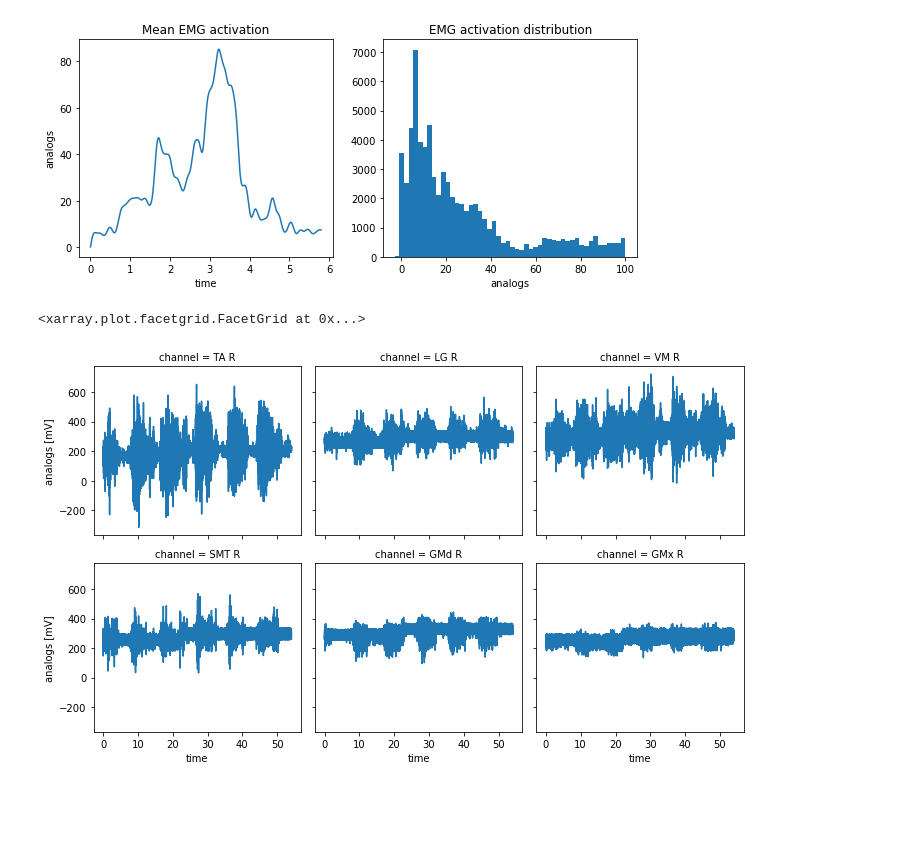
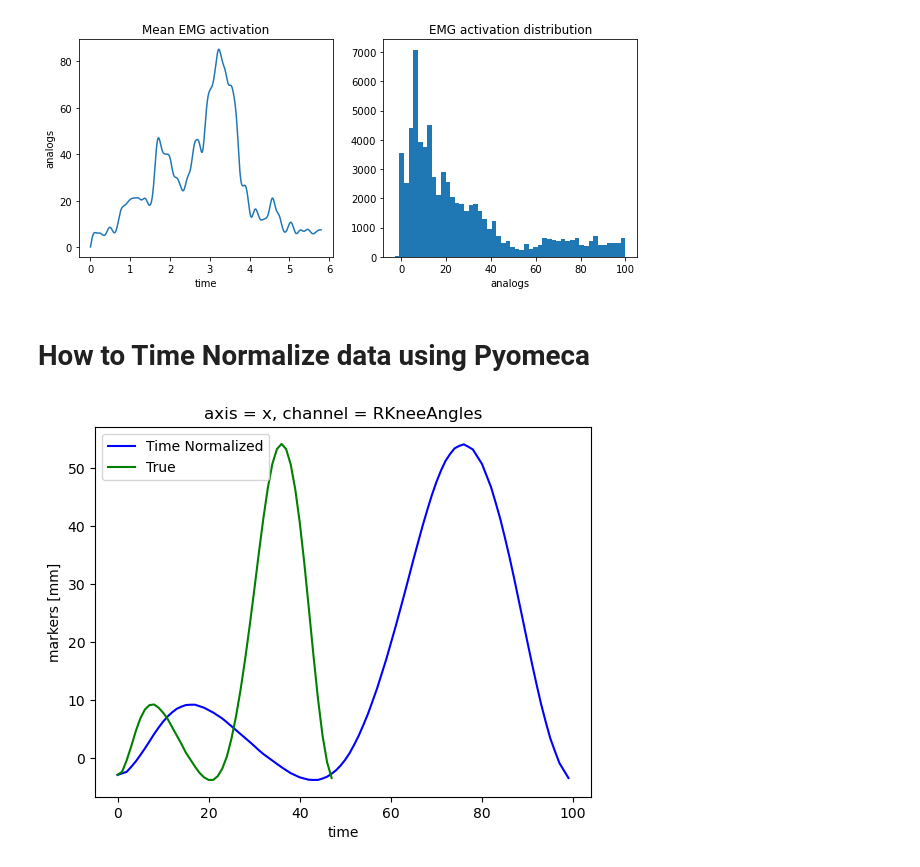
Before and after one commit to neurogeriatricskiel/esmac_2024, a Jupyter notebook: notebooks/ESMAC Python/Python Course 01.ipynb, the cells around one changed output. Saved outputs shown, nothing was run; the diff lists cells and outputs as text; code cells hidden in the pictures; blank space fills up the shorter version.

```diff
--- a/notebooks/Python Course 01.ipynb
+++ b/notebooks/ESMAC Python/Python Course 01.ipynb
@@ -213,30 +391,26 @@ axes[1].set_title("EMG activation distribution")
 plt.show()
 # %% [output]
 [figure]
-# %%
-from pyomeca import Analogs
-
-# Path to the C3D file containing EMG data
-data_path = "vicon512.c3d"
-
-# List of muscles to extract EMG data for
-muscles = [
-    "TA R",
-    "LG R",
-    "VM R",
-    "SMT R",
-    "GMd R",
-    "GMx R",
-]
-
-# Extract EMG data from the C3D file
-emg = Analogs.from_c3d(data_path, usecols=muscles)
-
-# Plot the EMG data
-# x="time" specifies that the x-axis should be time
-# col="channel" specifies that each muscle should be plotted in a separate column
-# col_wrap=3 specifies that the columns should be wrapped after 3 plots
-emg.plot(x="time", col="channel", col_wrap=3)
-# %% [output]
-<xarray.plot.facetgrid.FacetGrid at 0x...>
-[figure, removed]
+# %% [markdown]
+# How to Time Normalize data using Pyomeca
+# %%
+# Select the 'RKneeAngles' data from the markers, specifically along the 'x' axis
+RKneeangles = markers.sel(axis='x', channel='RKneeAngles')
+
+# Time normalize the selected RKneeAngles data between indices 51 and 99 (Both indices are foot strikes from events)
+# 'norm_time=True' ensures the data is normalized with respect to time (0 to 1)
+time_normalized = RKneeangles[51:99].meca.time_normalize(norm_time=True)
+
+# Plot the time-normalized knee angle data
+time_normalized.plot(color='b')
+
+# Plot the original (true) knee angle data for comparison in green ('g')
+plt.plot(RKneeangles.data[51:99], 'g')
+
+# Add a legend to distinguish between the time-normalized data and the original data
+plt.legend(['Time Normalized', 'True'])
+
+# Display the plot with both curves
+plt.show()
+# %% [output]
+[figure, added]
```
Also changed, not shown: parts of 14 cells of this notebook, 4 other files.
